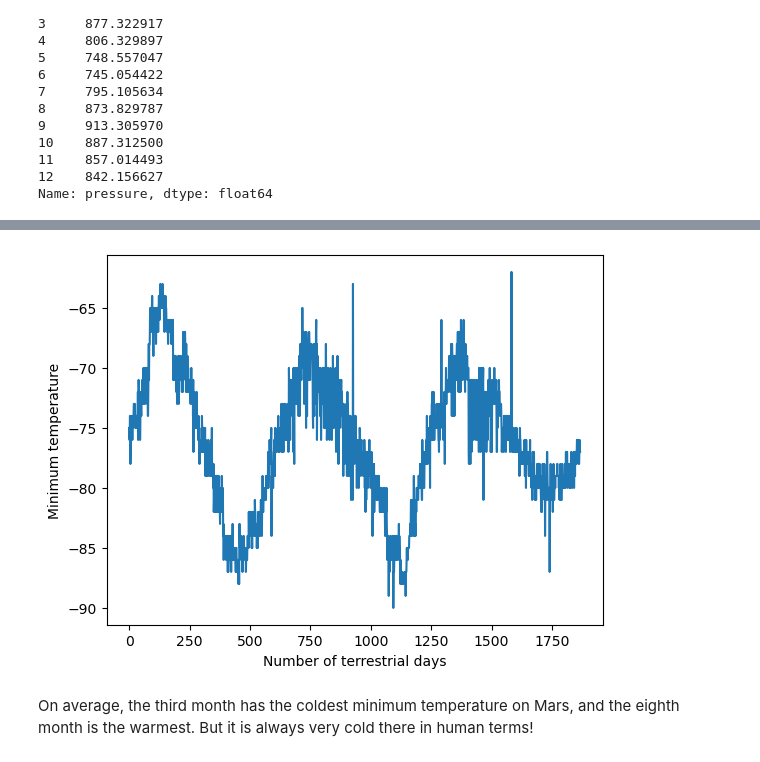
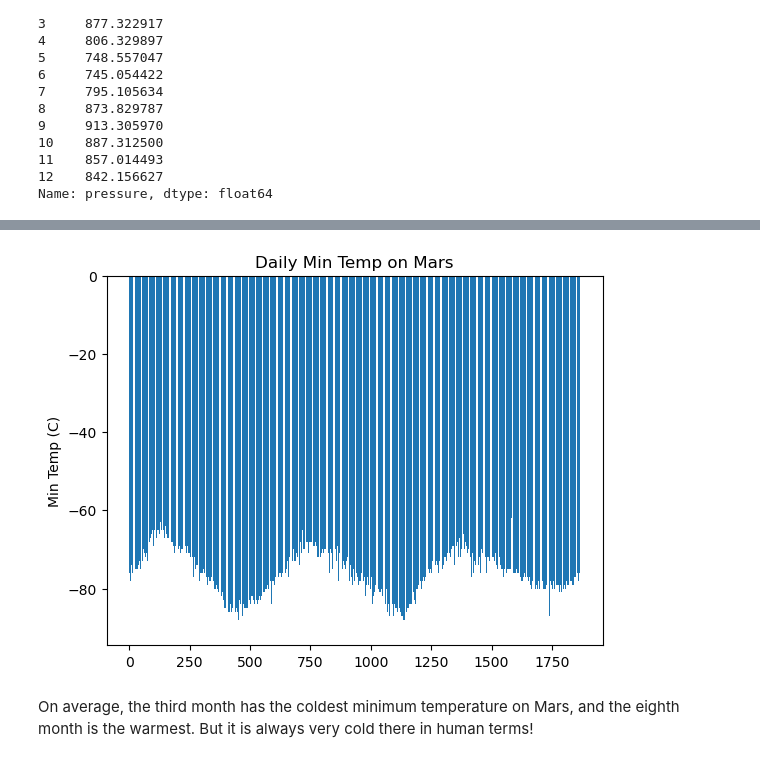
Before and after one commit to jddelaune/mars-web-scraping, a Jupyter notebook: part_2_mars_weather.ipynb, the cells around one changed output, grey strips where cells are left out. Drawn from its saved outputs; the diff is of its cells as text; code cells hidden in the pictures.

```diff
--- a/part_2_mars_weather.ipynb
+++ b/part_2_mars_weather.ipynb
@@ -86,7 +86,8 @@ row_data = []
 # Loop through the scraped data to create a list of rows
 for i in data_rows:
     row = i.find_all('td')
-    row_data.append(row)
+    ct = [cell.text for cell in row]
+    row_data.append(ct)
 # %%
 row_data
 # %% [output]
@@ -109,5 +110,6 @@ row_data
  ...]
 # %%
 # Create a Pandas DataFrame by using the list of rows and a list of the column names
+mars_df = pd.DataFrame(data=row_data, columns=col_names)
 # %%
 # Confirm DataFrame was created successfully
@@ -137,5 +148,9 @@ pressure            object
 dtype: object
 # %%
 # Change data types for data analysis
+mars_df = mars_df.astype({'sol': 'int', 'ls': 'int', 'month': 'int', 'min_temp': 'float',
+                'pressure': 'float'})
+# %%
+mars_df['terrestrial_date'] = pd.to_datetime(mars_df['terrestrial_date'])
 # %%
 # Confirm type changes were successful by examining data types again
@@ -233,7 +281,19 @@ Name: pressure, dtype: float64
 # %%
 # 5. How many terrestrial (earth) days are there in a Martian year?
+fig, ax = plt.subplots()
+
+row_count = mars_df.index
+temp_s = mars_df['min_temp']
+
+ax.bar(row_count, temp_s)
+
+ax.set_ylabel('Min Temp (C)')
+ax.set_title('Daily Min Temp on Mars')
+
+
+plt.show()
 # %% [output]
-[figure, old version]
+[figure, new version]
 # %% [markdown]
 On average, the third month has the coldest minimum temperature on Mars, and the eighth month is the warmest. But it is always very cold there in human terms!
 # %% [markdown]
```
Also changed, not shown: parts of 15 cells of this notebook, 1 other file.
